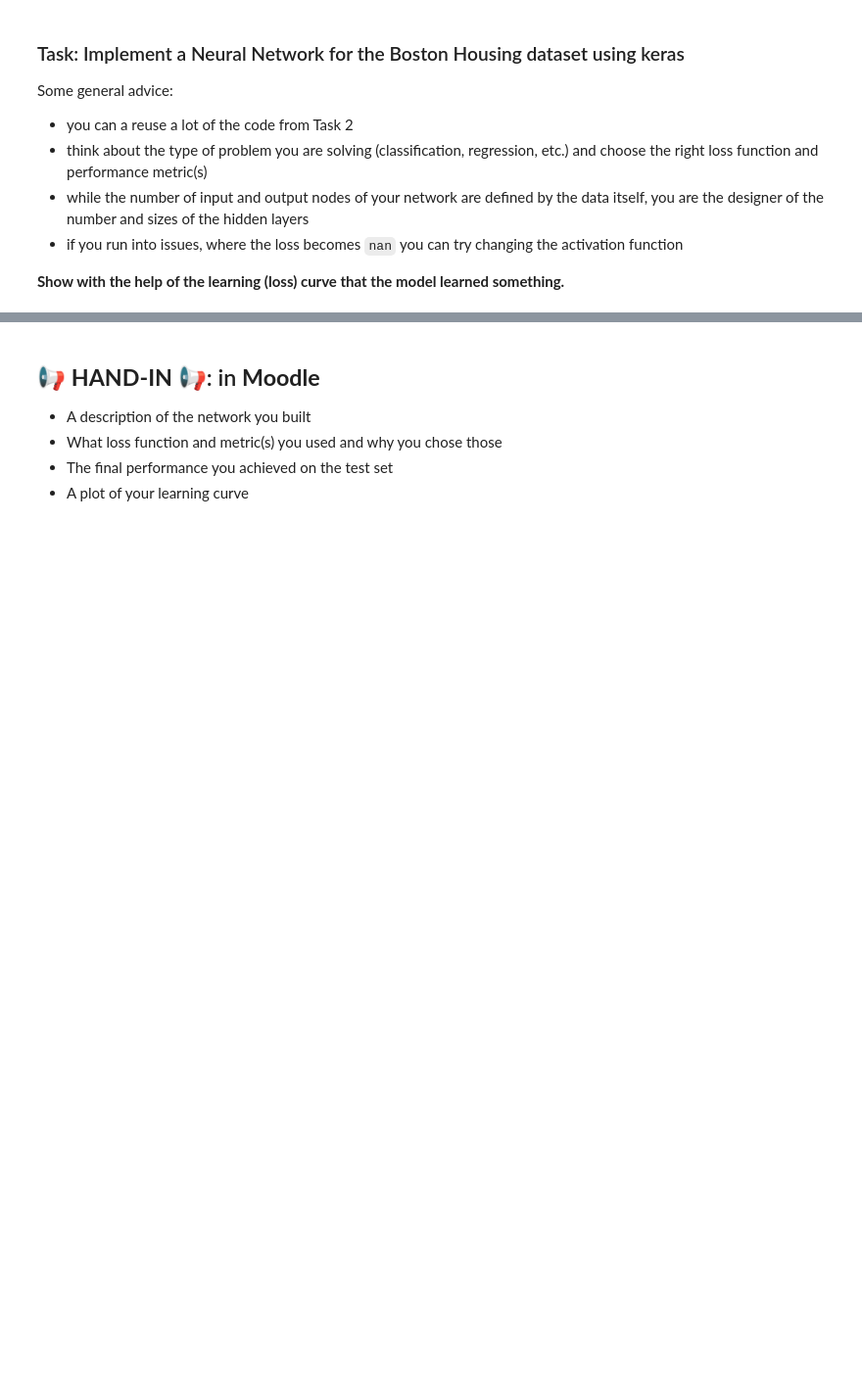
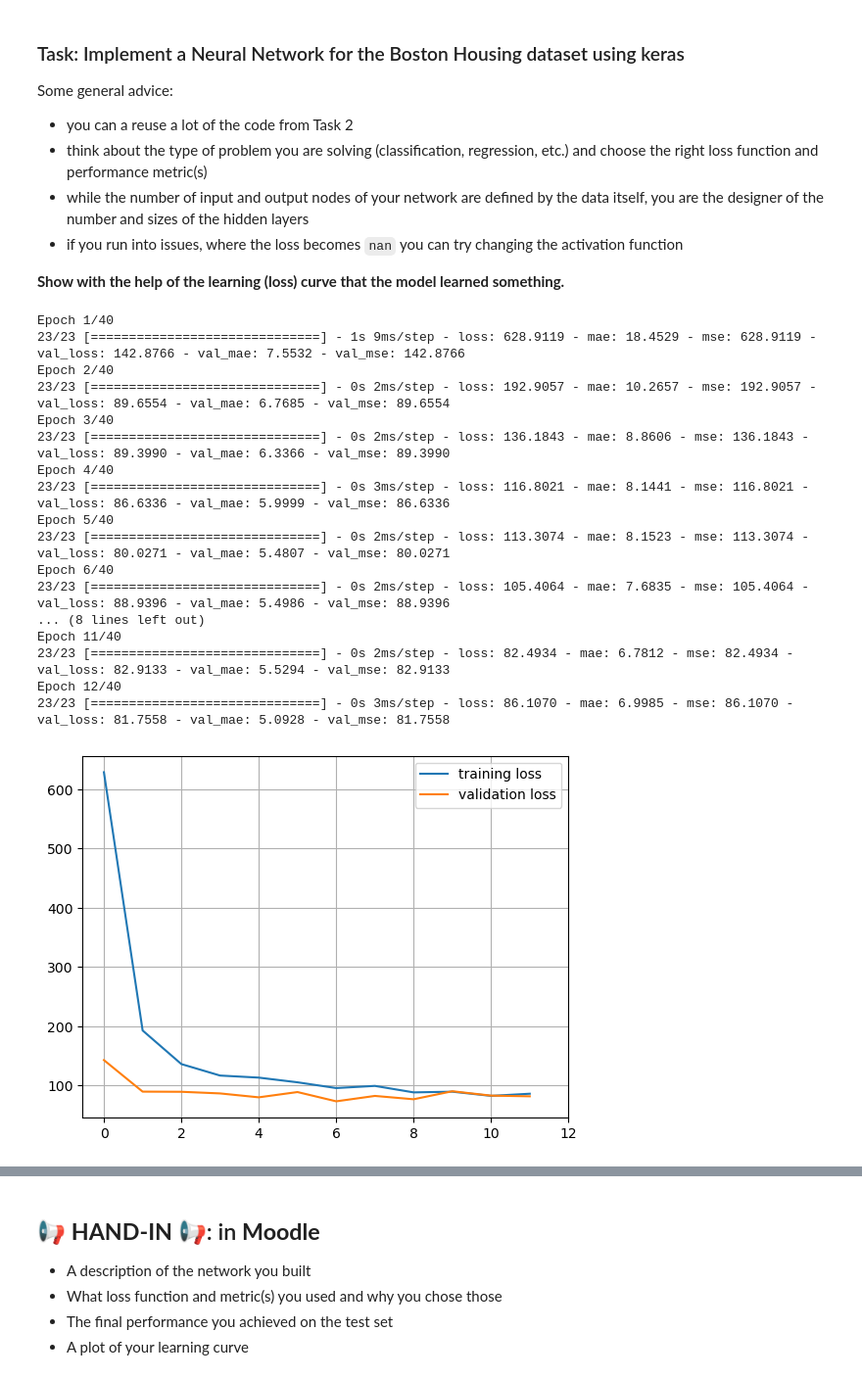
Before and after one commit to michamettler/zhaw-mldm, a Jupyter notebook: L09/L09_Training_NNs_Assignment.ipynb, the cells around one changed output, grey strips where cells are left out. Shown at 98% size. Saved outputs shown, nothing was run; the diff lists cells and outputs as text; code cells hidden in the pictures; blank space fills up the shorter version.

```diff
--- a/L09/L09_Training_NNs_Assignment.ipynb
+++ b/L09/L09_Training_NNs_Assignment.ipynb
@@ -371,2 +530,51 @@ Some general advice:
+# %%
+from keras.callbacks import EarlyStopping
+
+# prepare our model
+model = Sequential()
+model.add(Input(shape=(13,)))
+model.add(Dense(64, activation="relu"))
+model.add(Dropout(rate=0.1))
+model.add(Dense(32, activation="relu"))
+model.add(Dense(16, activation="relu"))
+model.add(Dense(1))
+model.compile(loss="mse", optimizer="adam", metrics=["mae", "mse"])
+
+early_stopping = EarlyStopping(
+    monitor="val_loss",
+    mode="min",
+    patience=5
+)
+
+# note that we pass the early_stopping object as a callback here
+history = model.fit(
+  x_train,
+  y_train,
+  batch_size=16,
+  epochs=40,
+  validation_split=.1,
+  callbacks=[early_stopping]
+)
+
+plot_history(history)
+# %% [output]
+Epoch 1/40
+23/23 [==============================] - 1s 9ms/step - loss: 628.9119 - mae: 18.4529 - mse: 628.9119 - val_loss: 142.8766 - val_mae: 7.5532 - val_mse: 142.8766
+Epoch 2/40
+23/23 [==============================] - 0s 2ms/step - loss: 192.9057 - mae: 10.2657 - mse: 192.9057 - val_loss: 89.6554 - val_mae: 6.7685 - val_mse: 89.6554
+Epoch 3/40
+23/23 [==============================] - 0s 2ms/step - loss: 136.1843 - mae: 8.8606 - mse: 136.1843 - val_loss: 89.3990 - val_mae: 6.3366 - val_mse: 89.3990
+Epoch 4/40
+23/23 [==============================] - 0s 3ms/step - loss: 116.8021 - mae: 8.1441 - mse: 116.8021 - val_loss: 86.6336 - val_mae: 5.9999 - val_mse: 86.6336
+Epoch 5/40
+23/23 [==============================] - 0s 2ms/step - loss: 113.3074 - mae: 8.1523 - mse: 113.3074 - val_loss: 80.0271 - val_mae: 5.4807 - val_mse: 80.0271
+Epoch 6/40
+23/23 [==============================] - 0s 2ms/step - loss: 105.4064 - mae: 7.6835 - mse: 105.4064 - val_loss: 88.9396 - val_mae: 5.4986 - val_mse: 88.9396
+... (8 lines left out)
+Epoch 11/40
+23/23 [==============================] - 0s 2ms/step - loss: 82.4934 - mae: 6.7812 - mse: 82.4934 - val_loss: 82.9133 - val_mae: 5.5294 - val_mse: 82.9133
+Epoch 12/40
+23/23 [==============================] - 0s 3ms/step - loss: 86.1070 - mae: 6.9985 - mse: 86.1070 - val_loss: 81.7558 - val_mae: 5.0928 - val_mse: 81.7558
+[figure, added]
 # %%
 ## evaluate performance on test set here
```
Also changed, not shown: parts of 19 cells of this notebook.
